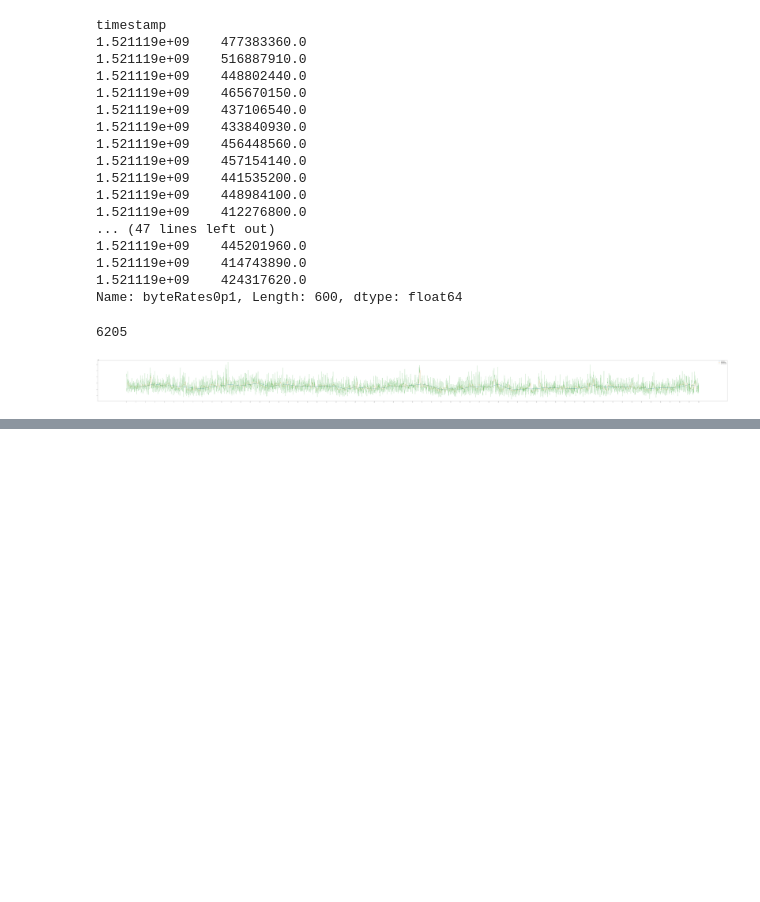
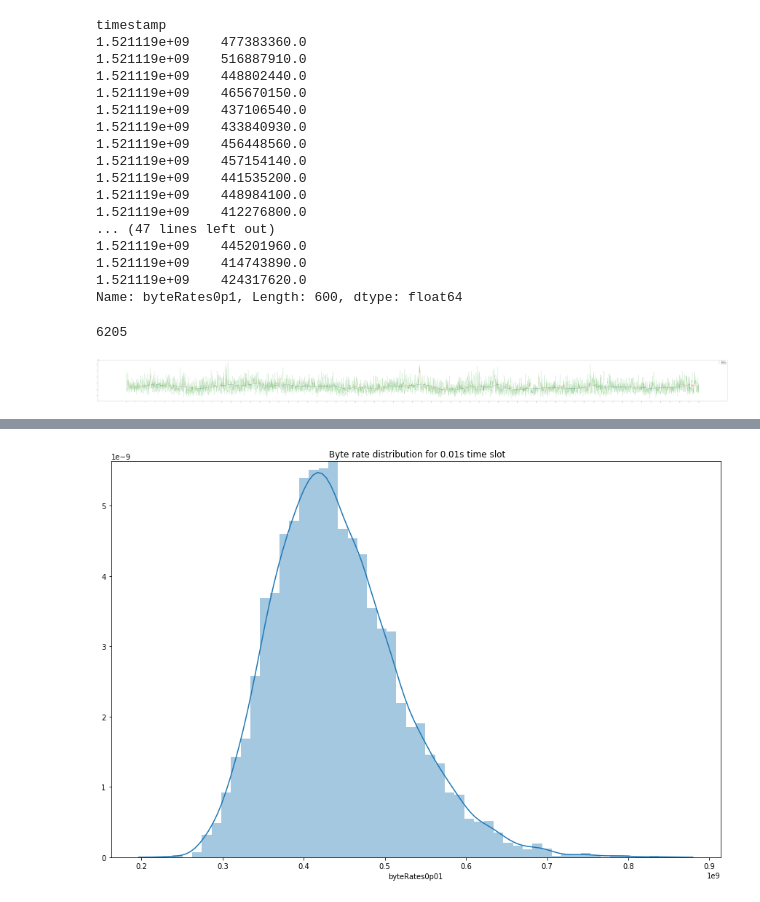
Before and after one commit to zijun726911/Traffic-Simulation, a Jupyter notebook: script/main.ipynb, the cells around one changed output, grey strips where cells are left out. Saved outputs shown, nothing was run; the diff lists cells and outputs as text; code cells hidden in the pictures; blank space fills up the shorter version.

```diff
--- a/script/main.ipynb
+++ b/script/main.ipynb
@@ -98,7 +114,10 @@ autofig.get_figure().savefig("autocorrelation_plot_0_001")
 # %%
-distfig=sns.distplot(data001['byterate'])
+distfig=sns.distplot(data001["byteRates0p01"])
+distfig.set_title(" Byte rate distribution for 0.01s time slot")
 distfig.get_figure().set_size_inches(15,10)
-distfig.get_figure().savefig("dist_plot_0_001_time_slot")
+distfig.get_figure().savefig("dist_plot_0p01s_time_slot")
+# %% [output]
+[figure, added]
 # %%
 
 
```
Also changed, not shown: parts of 4 cells of this notebook, 6 other files.
